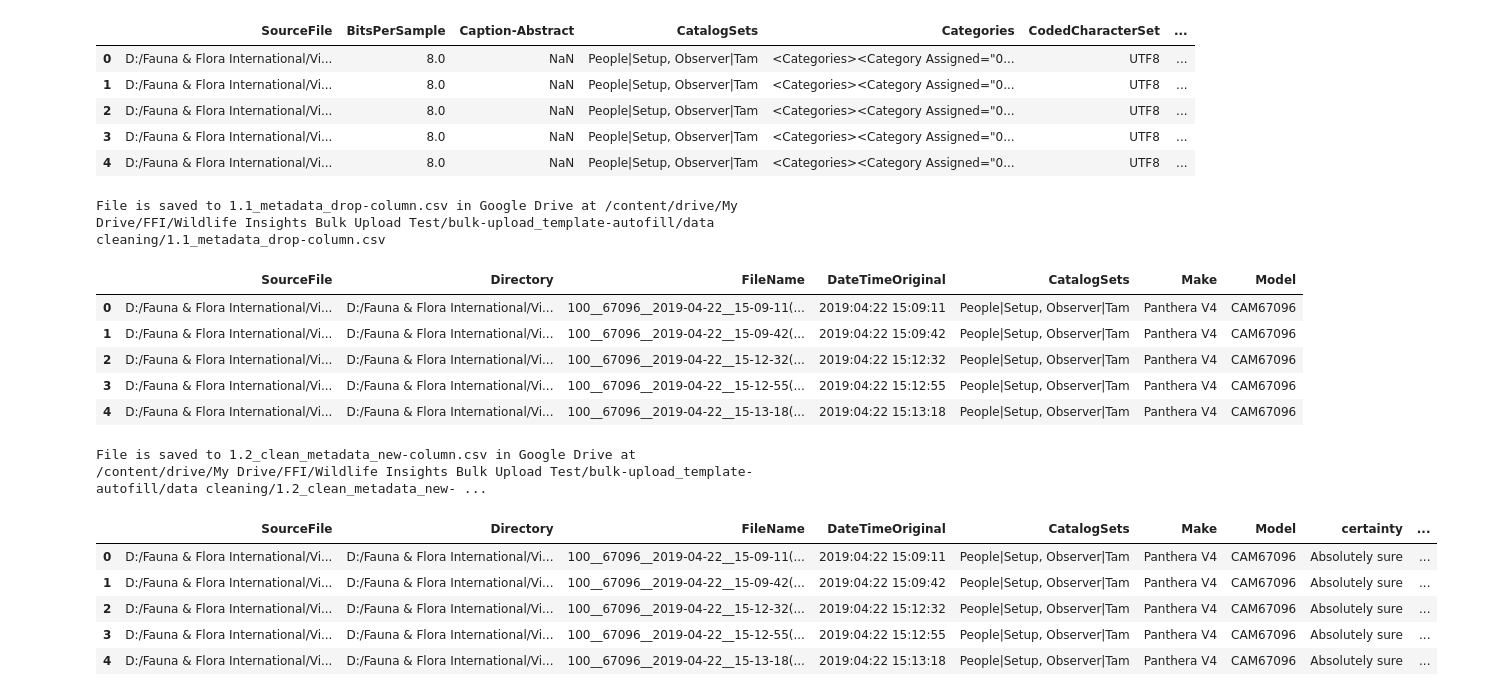
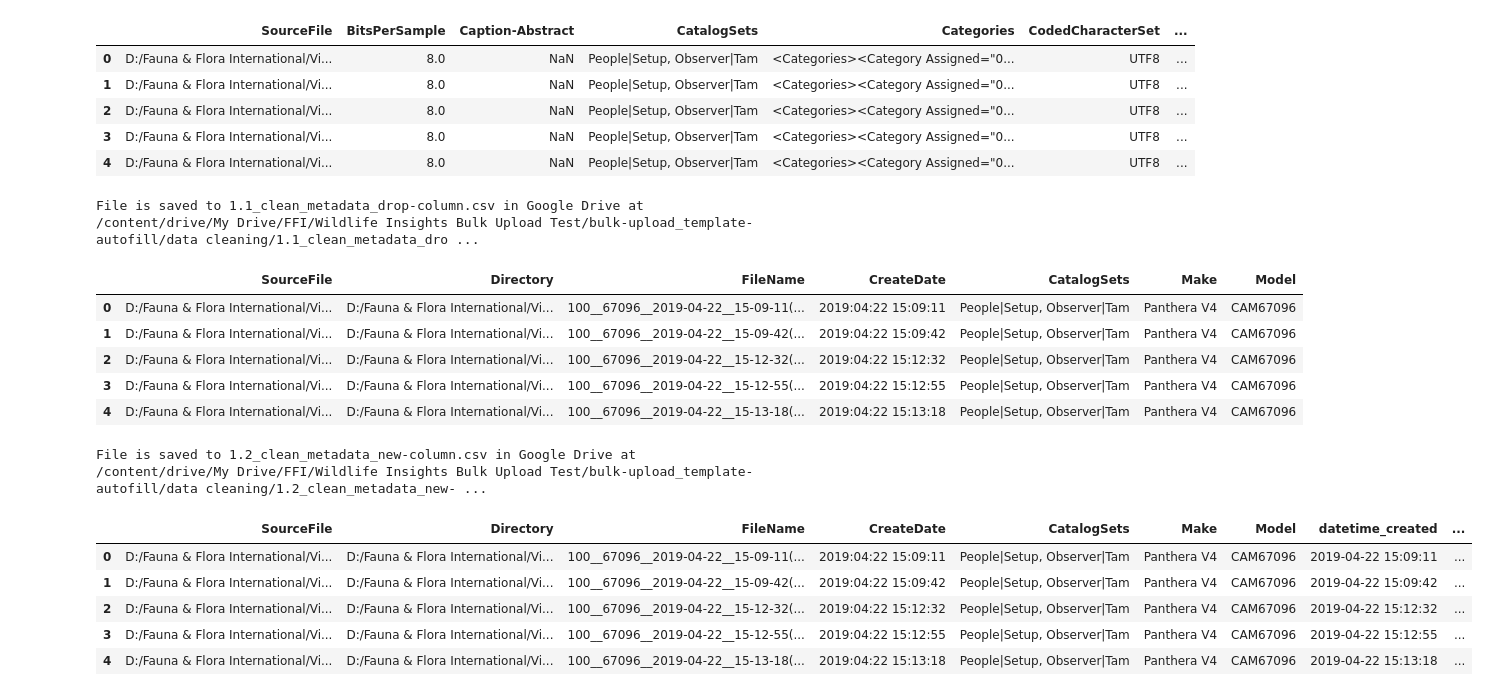
Before and after one commit to FFI-Vietnam/camtrap-tools, a Jupyter notebook: Wildlife Insights/bulk-upload/01_clean-exiftool-dataset.ipynb, the cells around one changed output. Drawn from its saved outputs; the diff is of its cells as text; code cells hidden in the pictures.

Commit message:
add datetime column

```diff
--- a/Wildlife Insights/bulk-upload/01_clean-exiftool-dataset.ipynb
+++ b/Wildlife Insights/bulk-upload/01_clean-exiftool-dataset.ipynb
@@ -81,15 +81,15 @@ df.head()
 # 01) keep important columns
 df = read_csv_Google_drive(root, dataset_folder, metadata_dataset_file_name)
 
-df = df[['SourceFile', 'Directory', 'FileName', 'DateTimeOriginal', 'CatalogSets', 'Make', 'Model']]
+df = df[['SourceFile', 'Directory', 'FileName', 'CreateDate', 'CatalogSets', 'Make', 'Model']]
 
 # save to metadata.csv in Google Drive
 save_csv_Google_drive(df, root, contain_folder, metadata_drop_column_file_name)
 
 df.head()
 # %% [output]
-File is saved to 1.1_metadata_drop-column.csv in Google Drive at /content/drive/My Drive/FFI/Wildlife Insights Bulk Upload Test/bulk-upload_template-autofill/data cleaning/1.1_metadata_drop-column.csv
+File is saved to 1.1_clean_metadata_drop-column.csv in Google Drive at /content/drive/My Drive/FFI/Wildlife Insights Bulk Upload Test/bulk-upload_template-autofill/data cleaning/1.1_clean_metadata_dro ...
-|  | SourceFile | Directory | FileName | DateTimeOriginal | CatalogSets | Make | Model |
+|  | SourceFile | Directory | FileName | CreateDate | CatalogSets | Make | Model |
 | 0 | D:/Fauna & Flora International/Vi... | D:/Fauna & Flora International/Vi... | 100__67096__2019-04-22__15-09-11(... | 2019:04:22 15:09:11 | People|Setup, Observer|Tam | Panthera V4 | CAM67096 |
 | 1 | D:/Fauna & Flora International/Vi... | D:/Fauna & Flora International/Vi... | 100__67096__2019-04-22__15-09-42(... | 2019:04:22 15:09:42 | People|Setup, Observer|Tam | Panthera V4 | CAM67096 |
 | 2 | D:/Fauna & Flora International/Vi... | D:/Fauna & Flora International/Vi... | 100__67096__2019-04-22__15-12-32(... | 2019:04:22 15:12:32 | People|Setup, Observer|Tam | Panthera V4 | CAM67096 |
@@ -104,6 +104,7 @@ File is saved to 1.1_metadata_drop-column.csv in Google Drive at /content/drive/
 - uploaded: specify if this image has already been uploaded to WI ('x' means YES, empty means NO)
 - station: the station of the camera
 - camera_id: the camera that took this image
+- datetime_created: date and time the image was captured. Format: YYYY-MM-DD hh:mm:ss
 """
 df = read_csv_Google_drive(root, contain_folder, metadata_drop_column_file_name)
 
@@ -114,13 +115,14 @@ people = []
 uploaded = []
 station = []
 camera_id = []
+datetime_created = []
 
 UNCERTAIN = 'Uncertain Identification'
 SPECIES_PREFIX = 'Species'
 OBSERVER_PREFIX = 'Observer'
 PEOPLE_PREFIX = 'People'
 
-# Create certainty, species_common_name, observer, and people columns
+# create certainty, species_common_name, observer, and people columns
 catalog_sets = df['CatalogSets']
 for i in range(len(catalog_sets)):
   # split the tags
@@ -151,40 +153,54 @@ for i in range(len(catalog_sets)):
       # specify observer
       if OBSERVER_PREFIX in catalog[i]:
         obs = obs + ', ' + catalog[i].split('|')[1]
 
     species_common_name.append(spe[2:]) # eliminate leading ', '
     observer.append(obs[2:])
 
   else:
     uploaded.append('')
     certainty.append('')
     observer.append('')
     species_common_name.append('')
 
-# Create station and camera_id column
+# create station and camera_id column
 for file in df['SourceFile'].to_list():
   station.append(file.split('/')[-3])
   camera_id.append(file.split('/')[-2])
 
+# create datatime created column in format YYYY-MM-DD hh:mm:ss
+for dt in df['CreateDate'].to_list():
+  try:
+    YYYY, MM, DD = dt.split()[0].split(':')
+    hh, mm, ss = dt.split()[1].split(':')
+    # pad leading 0
+    MM, DD, hh, mm, ss = MM.zfill(2), DD.zfill(2), hh.zfill(2), mm.zfill(2), ss.zfill(2)
+    datetime_format = f'{YYYY}-{MM}-{DD} {hh}:{mm}:{ss}'
+    datetime_created.append(datetime_format)
+  except:
+    # in case null
+    datetime_created.append('')
+
+df['datetime_created'] = datetime_created
 df['certainty'] = certainty
 df['species_common_name'] = species_common_name
 df['observer'] = observer
 df['uploaded_to_WI'] = uploaded
 df['station'] = station
 df['camera_id'] = camera_id
 
 # save file to 02_metadata_new-column.csv in Google Drive
 save_csv_Google_drive(df, root, contain_folder, metadata_new_column_file_name)
 
 df.head(5)
 # %% [output]
 File is saved to 1.2_clean_metadata_new-column.csv in Google Drive at /content/drive/My Drive/FFI/Wildlife Insights Bulk Upload Test/bulk-upload_template-autofill/data cleaning/1.2_clean_metadata_new- ...
-|  | SourceFile | Directory | FileName | DateTimeOriginal | CatalogSets | Make | Model | certainty | ... |
-| 0 | D:/Fauna & Flora International/Vi... | D:/Fauna & Flora International/Vi... | 100__67096__2019-04-22__15-09-11(... | 2019:04:22 15:09:11 | People|Setup, Observer|Tam | Panthera V4 | CAM67096 | Absolutely sure | ... |
-| 1 | D:/Fauna & Flora International/Vi... | D:/Fauna & Flora International/Vi... | 100__67096__2019-04-22__15-09-42(... | 2019:04:22 15:09:42 | People|Setup, Observer|Tam | Panthera V4 | CAM67096 | Absolutely sure | ... |
-| 2 | D:/Fauna & Flora International/Vi... | D:/Fauna & Flora International/Vi... | 100__67096__2019-04-22__15-12-32(... | 2019:04:22 15:12:32 | People|Setup, Observer|Tam | Panthera V4 | CAM67096 | Absolutely sure | ... |
-| 3 | D:/Fauna & Flora International/Vi... | D:/Fauna & Flora International/Vi... | 100__67096__2019-04-22__15-12-55(... | 2019:04:22 15:12:55 | People|Setup, Observer|Tam | Panthera V4 | CAM67096 | Absolutely sure | ... |
-| 4 | D:/Fauna & Flora International/Vi... | D:/Fauna & Flora International/Vi... | 100__67096__2019-04-22__15-13-18(... | 2019:04:22 15:13:18 | People|Setup, Observer|Tam | Panthera V4 | CAM67096 | Absolutely sure | ... |
+|  | SourceFile | Directory | FileName | CreateDate | CatalogSets | Make | Model | datetime_created | ... |
+| 0 | D:/Fauna & Flora International/Vi... | D:/Fauna & Flora International/Vi... | 100__67096__2019-04-22__15-09-11(... | 2019:04:22 15:09:11 | People|Setup, Observer|Tam | Panthera V4 | CAM67096 | 2019-04-22 15:09:11 | ... |
+| 1 | D:/Fauna & Flora International/Vi... | D:/Fauna & Flora International/Vi... | 100__67096__2019-04-22__15-09-42(... | 2019:04:22 15:09:42 | People|Setup, Observer|Tam | Panthera V4 | CAM67096 | 2019-04-22 15:09:42 | ... |
+| 2 | D:/Fauna & Flora International/Vi... | D:/Fauna & Flora International/Vi... | 100__67096__2019-04-22__15-12-32(... | 2019:04:22 15:12:32 | People|Setup, Observer|Tam | Panthera V4 | CAM67096 | 2019-04-22 15:12:32 | ... |
+| 3 | D:/Fauna & Flora International/Vi... | D:/Fauna & Flora International/Vi... | 100__67096__2019-04-22__15-12-55(... | 2019:04:22 15:12:55 | People|Setup, Observer|Tam | Panthera V4 | CAM67096 | 2019-04-22 15:12:55 | ... |
+| 4 | D:/Fauna & Flora International/Vi... | D:/Fauna & Flora International/Vi... | 100__67096__2019-04-22__15-13-18(... | 2019:04:22 15:13:18 | People|Setup, Observer|Tam | Panthera V4 | CAM67096 | 2019-04-22 15:13:18 | ... |
 # %%
 # 03) explode species_common_name column so that each row contains at most one
 # species, i.e. if one image has more than one species, it will be exploded into
```
Also changed, not shown: parts of 3 cells of this notebook.
